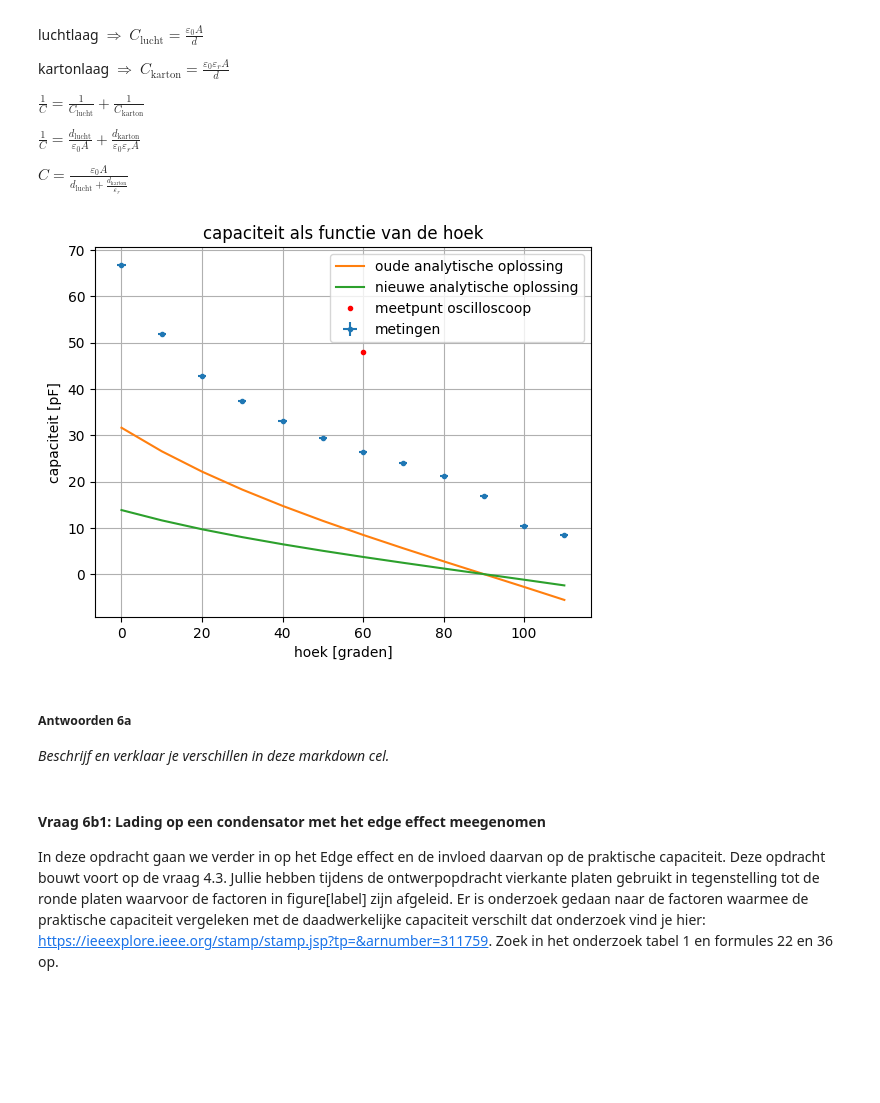
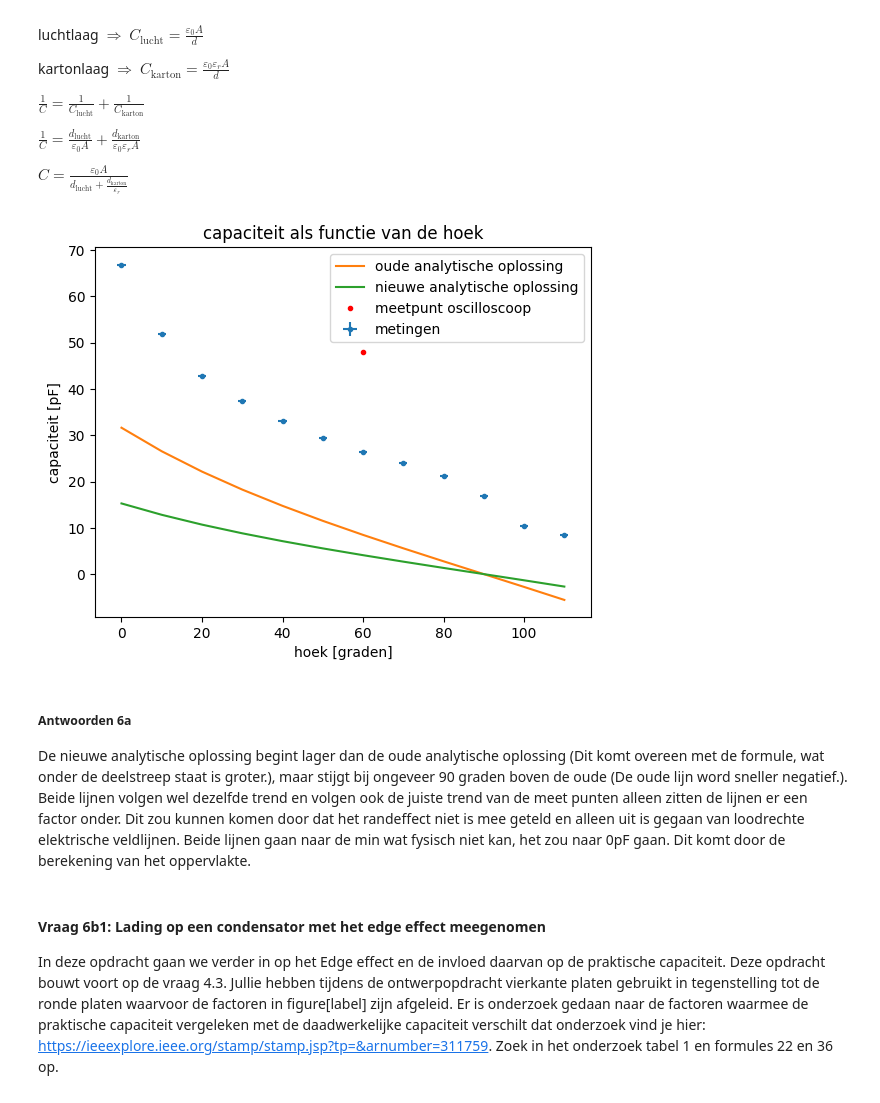
Before and after one commit to Tpalders/opdrachten-DEF-D, a Jupyter notebook: DigitaleOntwerpopdrachten/1CondensatorOpdracht/CondensatorOntwerpopdracht.ipynb, the cells around one changed output. Cells and saved outputs as stored; diff of their text form; code cells hidden in the pictures; blank space fills up the shorter version.

```diff
--- a/DigitaleOntwerpopdrachten/1CondensatorOpdracht/CondensatorOntwerpopdracht.ipynb
+++ b/DigitaleOntwerpopdrachten/1CondensatorOpdracht/CondensatorOntwerpopdracht.ipynb
@@ -993,47 +993,39 @@ opps = opp(radialen)/10000
 # functies voor capaciteit van vlakke plaat condensator
 def vlakkeplaat(oppervlakte,spacing,epsilon_r):
     return epsilon0*epsilon_r*oppervlakte/spacing
 
 def condensator_extra_laag(oppervlakte,d1,d2,epsilon_r):
     return epsilon0*oppervlakte/(d1 + d2/epsilon_r)
 
 # parameters
 d = 0.7e-2
-d2 = 0.1e-2
+d2 = 0.2e-2
 d1 = d-d2
 
 # oude
 C_oud = vlakkeplaat(opps,d,2.5)/1e-12
 
 # nieuwe
 C_nieuw = condensator_extra_laag(opps,d1,d2,2.5)/1e-12
 
 # plotten van de resultaten
 plt.plot(graden,C_oud,label="oude analytische oplossing")
 plt.plot(graden,C_nieuw,label="nieuwe analytische oplossing")
 
 plt.plot(60,osci,'r.',label='meetpunt oscilloscoop')
 
 plt.xlabel('hoek [graden]')
 plt.ylabel('capaciteit [pF]')
 plt.title("capaciteit als functie van de hoek")
 plt.legend()
-plt.grid()
 
 plt.show()
-
-# Schrijf hier de code voor je oplossing. Gebruik hier je eerder gemaakte functies
-# def condensator_extra_laag(#jouw variabelen): # Schrijf hier jouw functie
-    ## je functie
-
-
-### Maak hier je plot
 # %% [output]
-[figure, old version]
+[figure, new version]
 # %% [markdown]
 ##### Antwoorden 6a
 
-*Beschrijf en verklaar je verschillen in deze markdown cel.*
+De nieuwe analytische oplossing begint lager dan de oude analytische oplossing (Dit komt overeen met de formule, wat onder de deelstreep staat is groter.), maar stijgt bij ongeveer 90 graden boven de oude (De oude lijn word sneller negatief.). Beide lijnen volgen wel dezelfde trend en volgen ook de juiste trend van de meet punten alleen zitten de lijnen er een factor onder. Dit zou kunnen komen door dat het randeffect niet is mee geteld en alleen uit is gegaan van loodrechte elektrische veldlijnen. Beide lijnen gaan naar de min wat fysisch niet kan, het zou naar 0pF gaan. Dit komt door de berekening van het oppervlakte.
 # %% [markdown]
 #### Vraag 6b1: Lading op een condensator met het edge effect meegenomen
 
```
